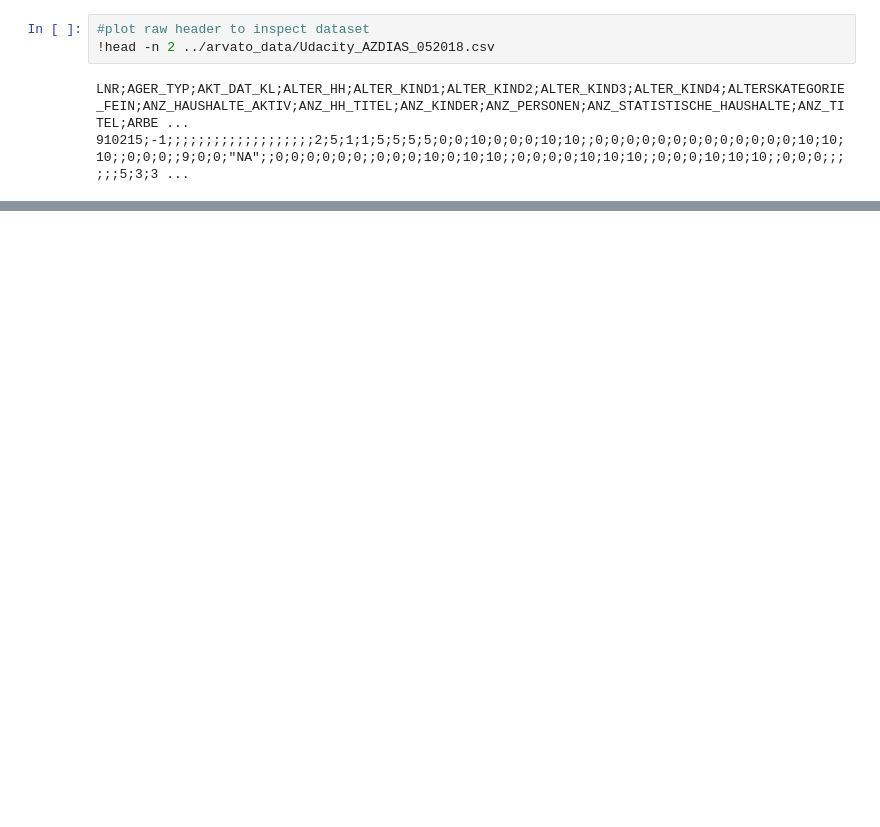
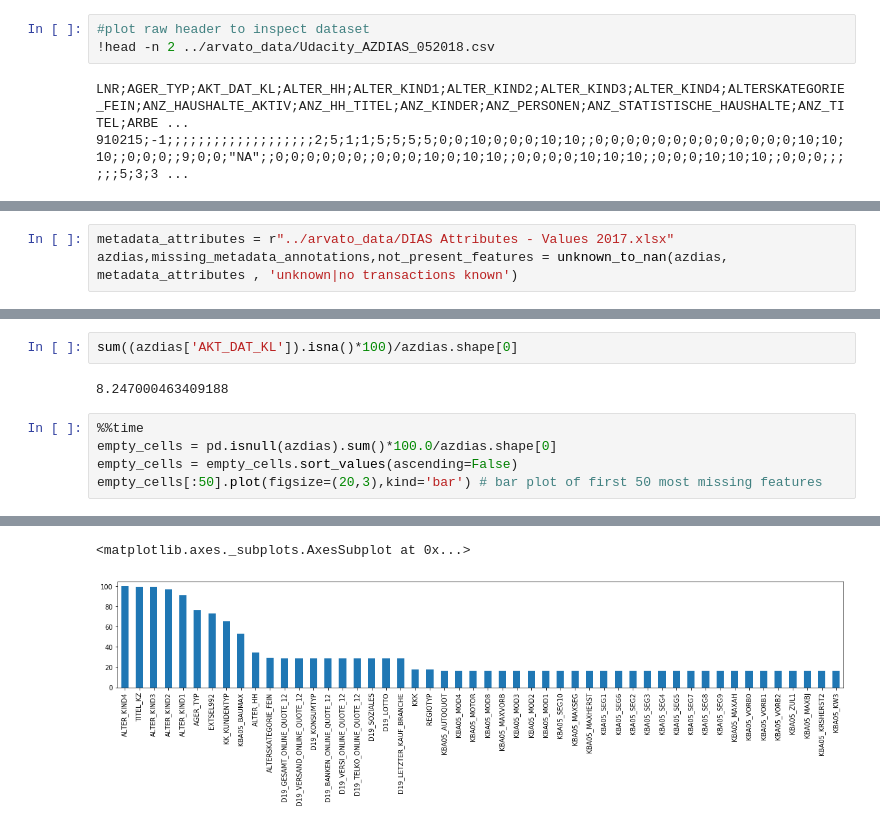
Before and after one commit to vaxherra/Arvato-Customer-Segmentation, a Jupyter notebook: EDA/01_EDA_AZIDAS.ipynb, the cells around one changed output, grey strips where cells are left out. Saved outputs shown, nothing was run; the diff lists cells and outputs as text; blank space fills up the shorter version.

```diff
--- a/EDA/01_EDA_AZIDAS.ipynb
+++ b/EDA/01_EDA_AZIDAS.ipynb
@@ -32,0 +111,3 @@ azdias
+# %%
+metadata_attributes = r"../arvato_data/DIAS Attributes - Values 2017.xlsx"
+azdias,missing_metadata_annotations,not_present_features = unknown_to_nan(azdias, metadata_attributes , 'unknown|no transactions known')
@@ -32,0 +250,10 @@ azdias
+# %%
+sum((azdias['AKT_DAT_KL']).isna()*100)/azdias.shape[0]
+# %% [output]
+8.247000463409188
+# %%
+%%time
+empty_cells = pd.isnull(azdias).sum()*100.0/azdias.shape[0]
+empty_cells = empty_cells.sort_values(ascending=False)
+empty_cells[:50].plot(figsize=(20,3),kind='bar') # bar plot of first 50 most missing features
+# %% [output]
@@ -32,0 +262,2 @@ azdias
+<matplotlib.axes._subplots.AxesSubplot at 0x...>
+[figure, added]
```
Also changed, not shown: parts of 37 cells of this notebook, 1 other file.
